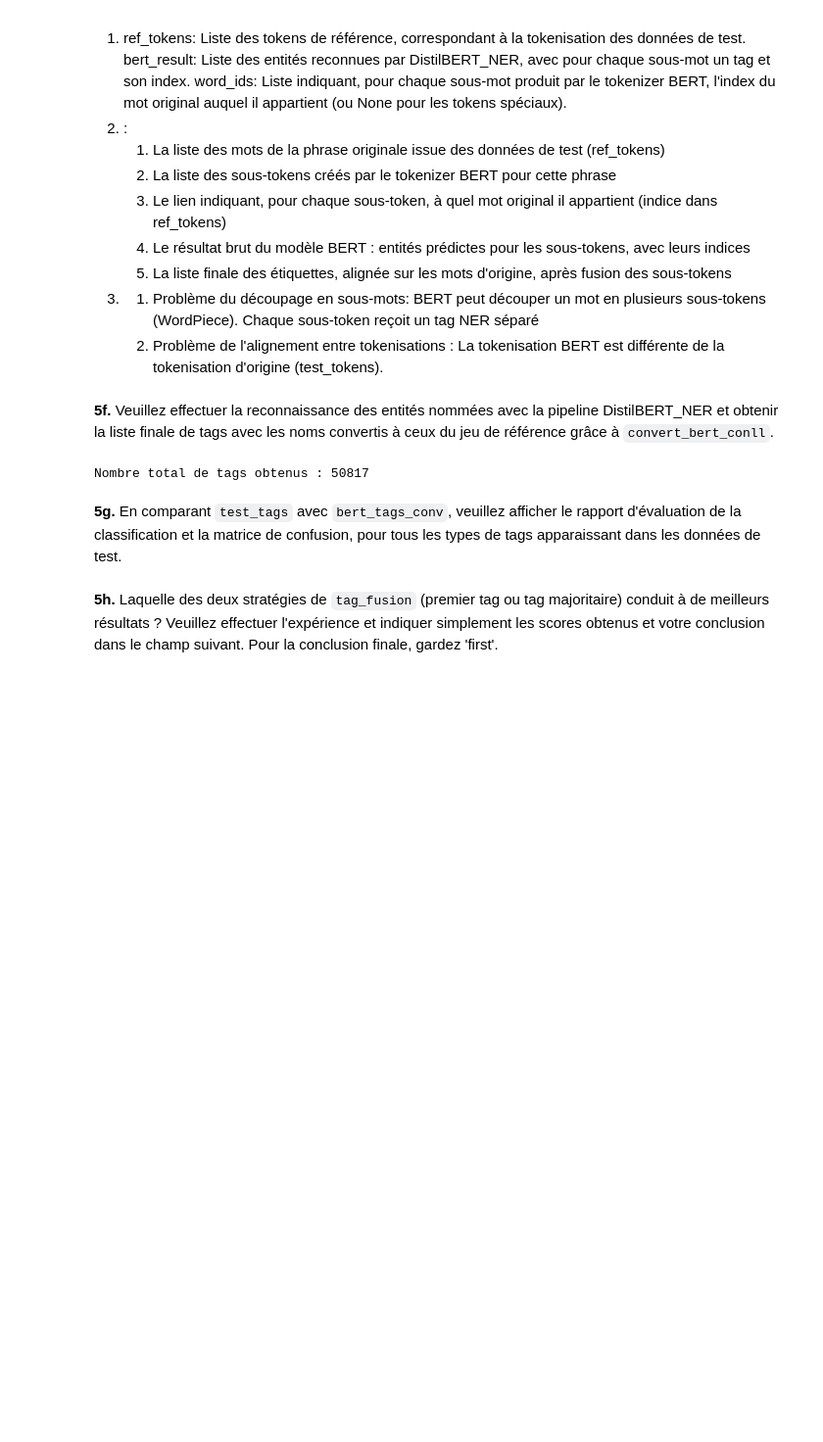
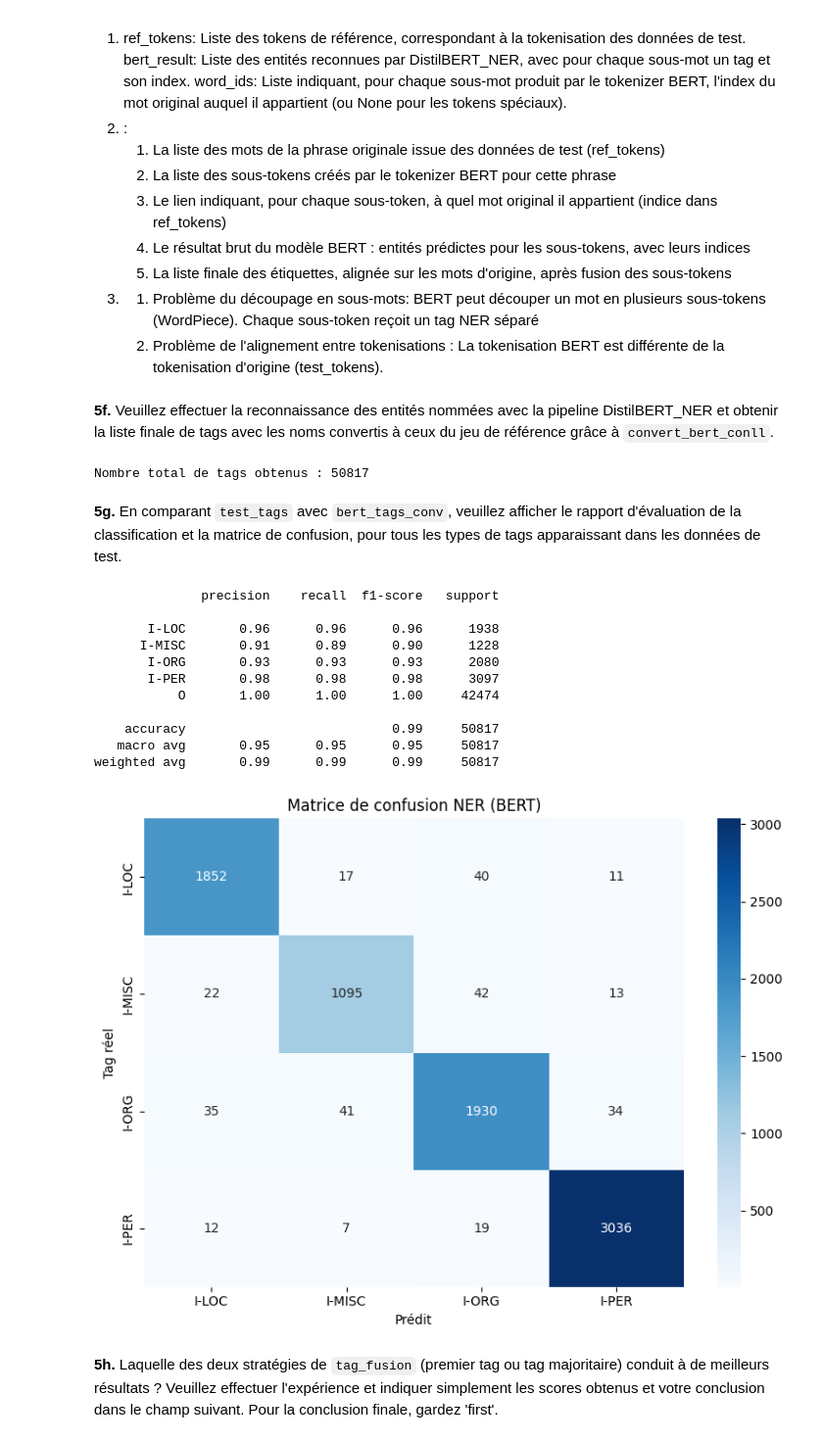
Before and after one commit to DrC0okie/HEIG_TAL_Labo4, a Jupyter notebook: TAL_Labo4_Strefeler_Van-Hove.ipynb, the cells around one changed output. Shown: that part at 98% size. Drawn from its saved outputs; the diff is of its cells as text; code cells hidden in the pictures; blank space fills up the shorter version.

```diff
--- a/TAL_Labo4_Strefeler_Van-Hove.ipynb
+++ b/TAL_Labo4_Strefeler_Van-Hove.ipynb
@@ -546,5 +546,33 @@ print("Nombre total de tags obtenus :", len(bert_tags_conv))
 Nombre total de tags obtenus : 50817
 # %% [markdown]
 **5g.** En comparant `test_tags` avec `bert_tags_conv`, veuillez afficher le rapport d'évaluation de la classification et la matrice de confusion, pour tous les types de tags apparaissant dans les données de test.
+# %%
+# Rapport
+print(classification_report(test_tags, bert_tags_conv))
+
+# Matrice de confusion (sans 'O')
+labels = sorted(set(test_tags) - {'O'})
+cm = confusion_matrix(test_tags, bert_tags_conv, labels=labels)
+
+plt.figure(figsize=(8,6))
+sns.heatmap(cm, annot=True, fmt='d', xticklabels=labels, yticklabels=labels, cmap='Blues')
+plt.xlabel("Prédit")
+plt.ylabel("Tag réel")
+plt.title("Matrice de confusion NER (BERT)")
+plt.tight_layout()
+plt.show()
+# %% [output]
+              precision    recall  f1-score   support
+
+       I-LOC       0.96      0.96      0.96      1938
+      I-MISC       0.91      0.89      0.90      1228
+       I-ORG       0.93      0.93      0.93      2080
+       I-PER       0.98      0.98      0.98      3097
+           O       1.00      1.00      1.00     42474
+
+    accuracy                           0.99     50817
+   macro avg       0.95      0.95      0.95     50817
+weighted avg       0.99      0.99      0.99     50817
+[figure, added]
 # %% [markdown]
 **5h.** Laquelle des deux stratégies de `tag_fusion` (premier tag ou tag majoritaire) conduit à de meilleurs résultats ?  Veuillez effectuer l'expérience et indiquer simplement les scores obtenus et votre conclusion dans le champ suivant.  Pour la conclusion finale, gardez 'first'.
```
Also changed, not shown: parts of 11 cells of this notebook.
